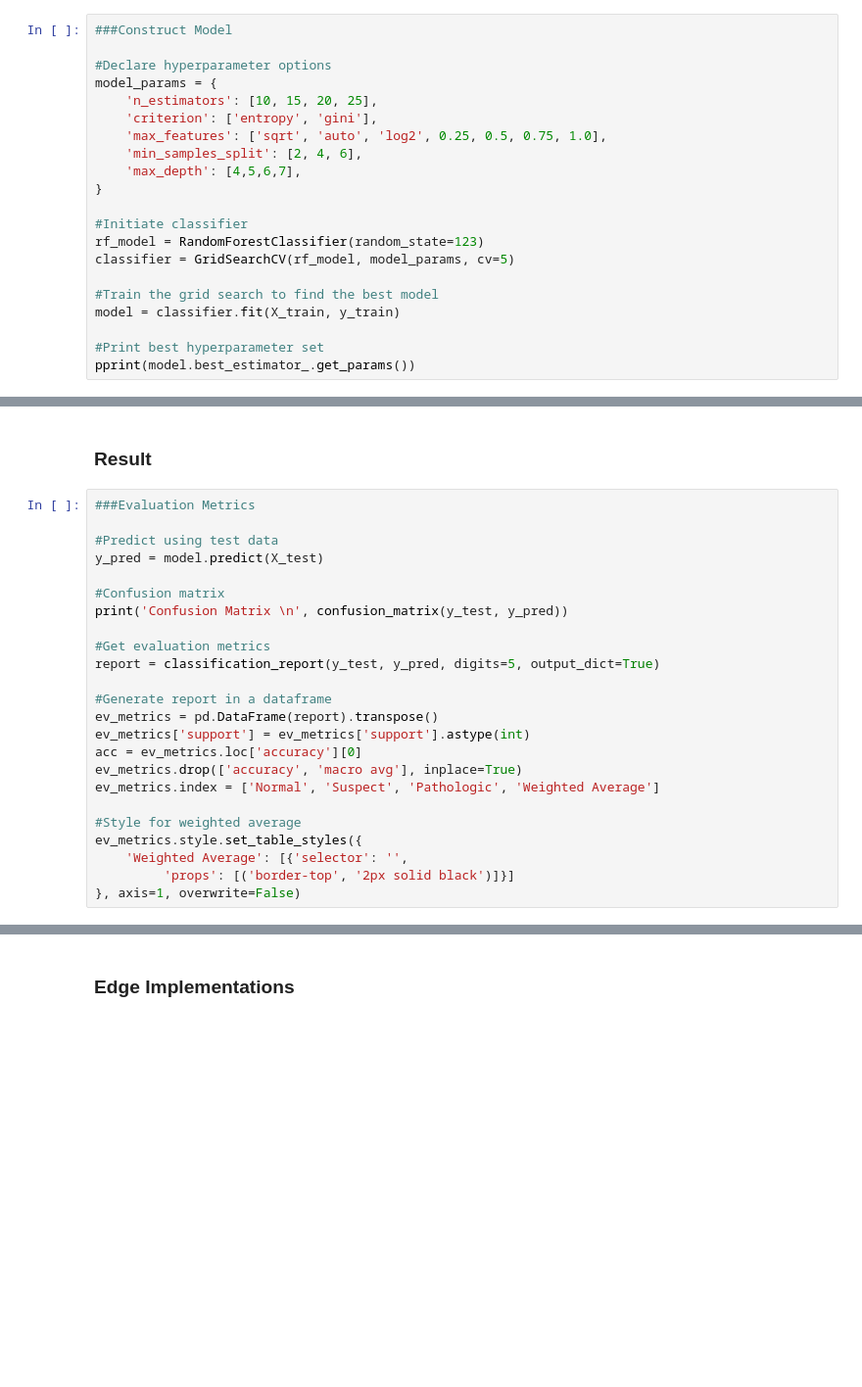
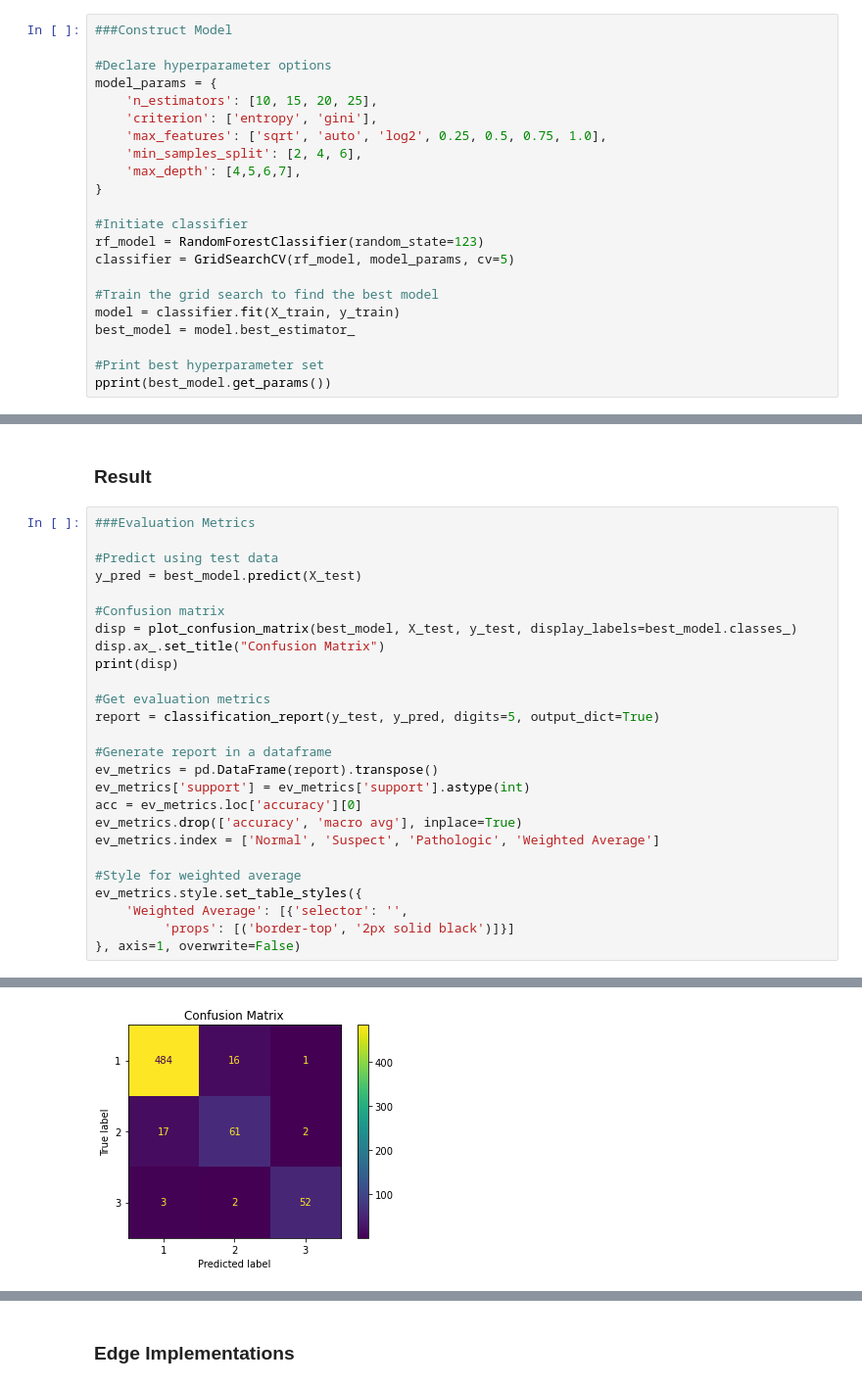
Before and after one commit to puja93/CTG_RF_ESP32, a Jupyter notebook: Model.ipynb, the cells around one changed output, grey strips where cells are left out. Shown at 98% size. Drawn from its saved outputs; the diff is of its cells as text; blank space fills up the shorter version.

```diff
--- a/Model.ipynb
+++ b/Model.ipynb
@@ -46,6 +60,7 @@ classifier = GridSearchCV(rf_model, model_params, cv=5)
 
 #Train the grid search to find the best model
 model = classifier.fit(X_train, y_train)
+best_model = model.best_estimator_
 
 #Print best hyperparameter set
-pprint(model.best_estimator_.get_params())
+pprint(best_model.get_params())
@@ -55,10 +90,12 @@ pprint(model.best_estimator_.get_params())
 ###Evaluation Metrics
 
 #Predict using test data
-y_pred = model.predict(X_test)
+y_pred = best_model.predict(X_test)
 
 #Confusion matrix
-print('Confusion Matrix \n', confusion_matrix(y_test, y_pred))
+disp = plot_confusion_matrix(best_model, X_test, y_test, display_labels=best_model.classes_)
+disp.ax_.set_title("Confusion Matrix")
+print(disp)
 
 #Get evaluation metrics
 report = classification_report(y_test, y_pred, digits=5, output_dict=True)
@@ -75,3 +112,4 @@ ev_metrics.style.set_table_styles({
     'Weighted Average': [{'selector': '',
          'props': [('border-top', '2px solid black')]}]
 }, axis=1, overwrite=False)
+# %% [output]
@@ -78,3 +122,4 @@ ev_metrics.style.set_table_styles({
+[figure, added]
 # %%
 ###Feature Importance
 
```
Also changed, not shown: parts of 9 cells of this notebook, 2 other files.
